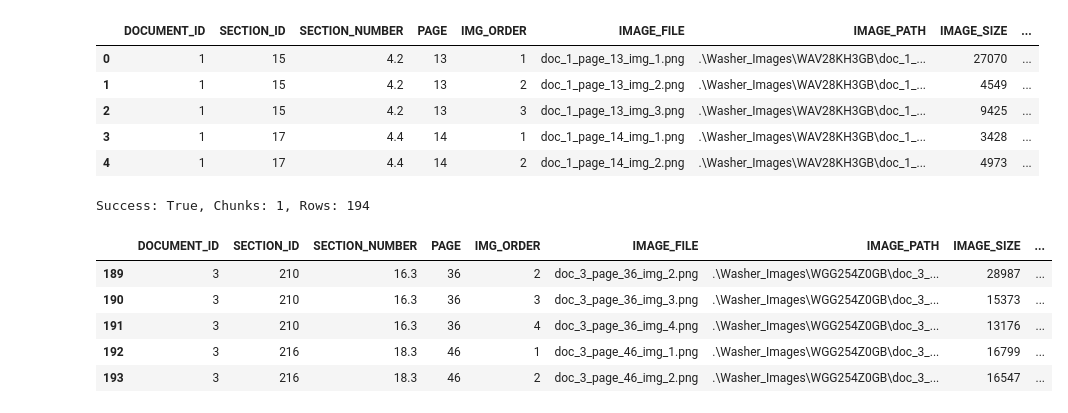
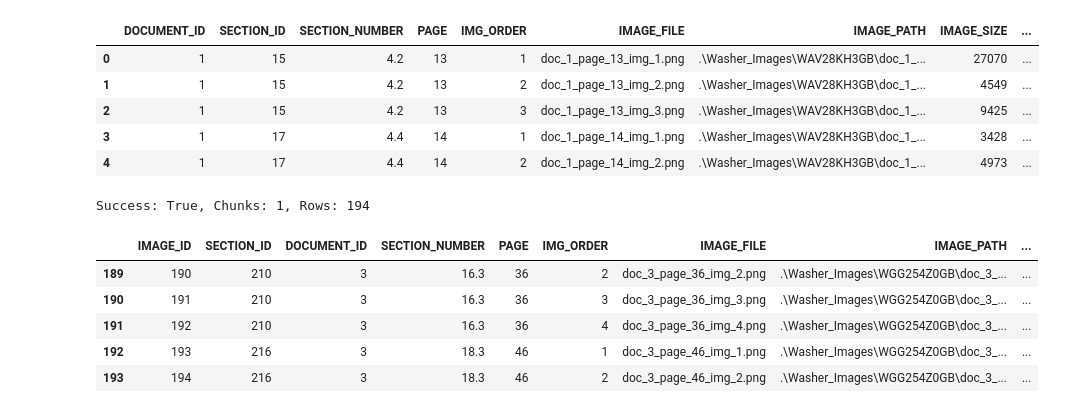
Before and after one commit to Haldan-NC/Snowflake-Cortex-Playground, a Jupyter notebook: WASHING_MACHINE_DB_setup.ipynb, the cells around one changed output. Saved outputs shown, nothing was run; the diff lists cells and outputs as text; code cells hidden in the pictures.

Commit message:
Minor chages to washing machine DB setup which allows users to not run every step of the process in order to retrieve data already stored in snowflake

```diff
--- a/WASHING_MACHINE_DB_setup.ipynb
+++ b/WASHING_MACHINE_DB_setup.ipynb
@@ -907,11 +925,20 @@ print(f"Success: {success}, Chunks: {nchunks}, Rows: {nrows}")
 # %% [output]
 Success: True, Chunks: 1, Rows: 194
 # %%
-image_df.tail()
+# Lets see the table
+cursor.execute("""
+    SELECT *
+    FROM IMAGES;
+""")
+
+images_df = cursor.fetch_pandas_all()
+images_df.head()
+
+images_df.tail()
 # %% [output]
-|  | DOCUMENT_ID | SECTION_ID | SECTION_NUMBER | PAGE | IMG_ORDER | IMAGE_FILE | IMAGE_PATH | IMAGE_SIZE | ... |
-| 189 | 3 | 210 | 16.3 | 36 | 2 | doc_3_page_36_img_2.png | .\Washer_Images\WGG254Z0GB\doc_3_... | 28987 | ... |
-| 190 | 3 | 210 | 16.3 | 36 | 3 | doc_3_page_36_img_3.png | .\Washer_Images\WGG254Z0GB\doc_3_... | 15373 | ... |
-| 191 | 3 | 210 | 16.3 | 36 | 4 | doc_3_page_36_img_4.png | .\Washer_Images\WGG254Z0GB\doc_3_... | 13176 | ... |
-| 192 | 3 | 216 | 18.3 | 46 | 1 | doc_3_page_46_img_1.png | .\Washer_Images\WGG254Z0GB\doc_3_... | 16799 | ... |
-| 193 | 3 | 216 | 18.3 | 46 | 2 | doc_3_page_46_img_2.png | .\Washer_Images\WGG254Z0GB\doc_3_... | 16547 | ... |
+|  | IMAGE_ID | SECTION_ID | DOCUMENT_ID | SECTION_NUMBER | PAGE | IMG_ORDER | IMAGE_FILE | IMAGE_PATH | ... |
+| 189 | 190 | 210 | 3 | 16.3 | 36 | 2 | doc_3_page_36_img_2.png | .\Washer_Images\WGG254Z0GB\doc_3_... | ... |
+| 190 | 191 | 210 | 3 | 16.3 | 36 | 3 | doc_3_page_36_img_3.png | .\Washer_Images\WGG254Z0GB\doc_3_... | ... |
+| 191 | 192 | 210 | 3 | 16.3 | 36 | 4 | doc_3_page_36_img_4.png | .\Washer_Images\WGG254Z0GB\doc_3_... | ... |
+| 192 | 193 | 216 | 3 | 18.3 | 46 | 1 | doc_3_page_46_img_1.png | .\Washer_Images\WGG254Z0GB\doc_3_... | ... |
+| 193 | 194 | 216 | 3 | 18.3 | 46 | 2 | doc_3_page_46_img_2.png | .\Washer_Images\WGG254Z0GB\doc_3_... | ... |
```
Also changed, not shown: parts of 4 cells of this notebook, 1 other file.
